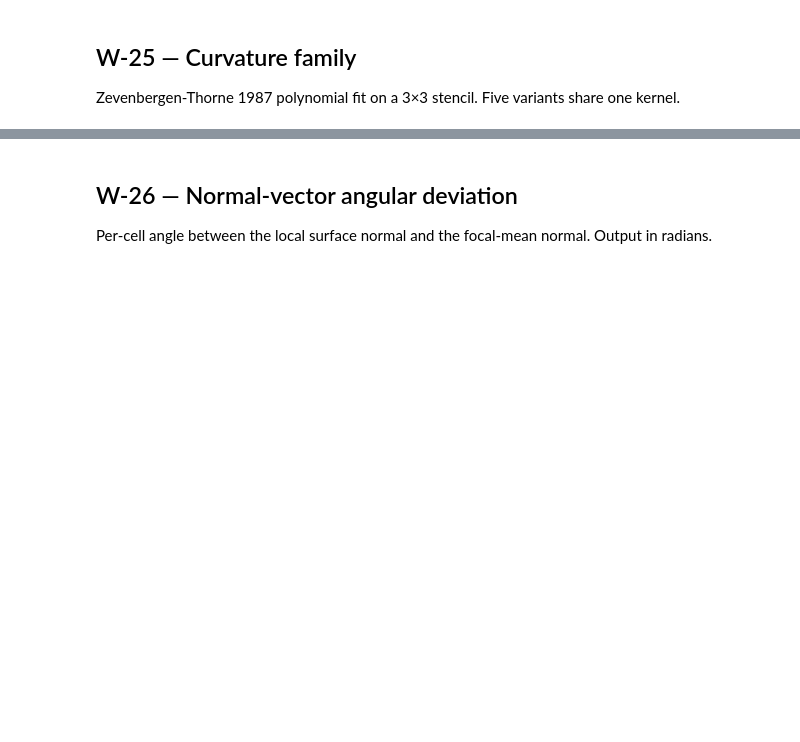
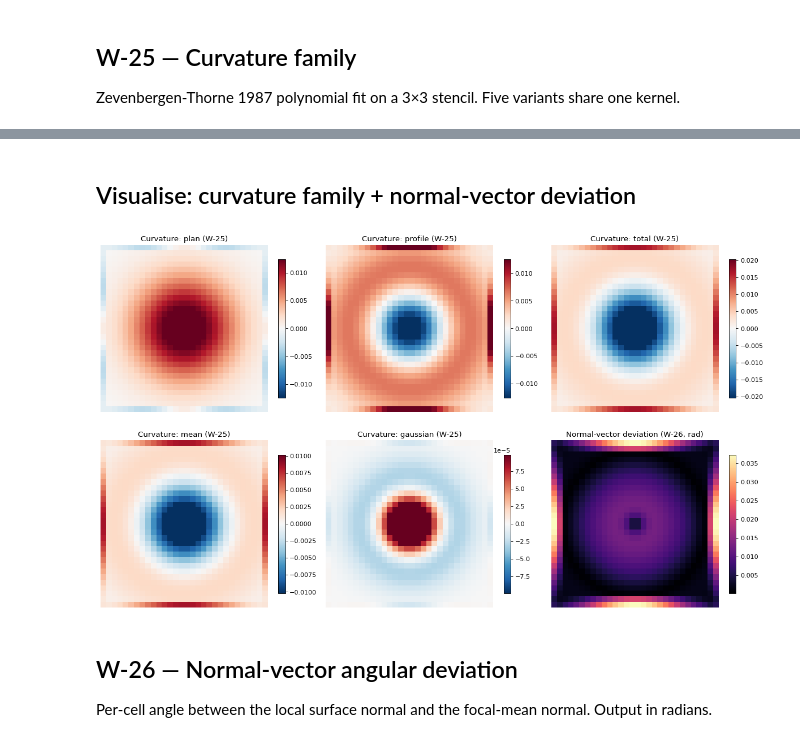
Before and after one commit to serapeum-org/digital-rivers, a Jupyter notebook: examples/notebooks/03_terrain_indices.ipynb, the cells around one changed output, grey strips where cells are left out. Cells and saved outputs as stored; diff of their text form; code cells hidden in the pictures; blank space fills up the shorter version.

```diff
--- a/examples/notebooks/03_terrain_indices.ipynb
+++ b/examples/notebooks/03_terrain_indices.ipynb
@@ -90,3 +169,28 @@ print("\nIdentity mean == total / 2 holds (interior).")
+# %% [markdown]
+## Visualise: curvature family + normal-vector deviation
+# %%
+import matplotlib.pyplot as plt
+
+def _mask(a):
+    return np.where((a == -9999.0) | (~np.isfinite(a)), np.nan, a)
+
+fig, axes = plt.subplots(2, 3, figsize=(15, 9))
+for ax, kind in zip(axes.flat[:5], ("plan", "profile", "total", "mean", "gaussian")):
+    arr = _mask(dem.curvature(kind=kind).read_array())
+    vlim = np.nanpercentile(np.abs(arr), 95)
+    im = ax.imshow(arr, cmap="RdBu_r", vmin=-vlim, vmax=vlim, origin="upper")
+    ax.set_title(f"Curvature: {kind} (W-25)"); ax.axis("off")
+    fig.colorbar(im, ax=ax, shrink=0.7)
+
+# 6th panel: normal-vector angular deviation
+nvd_arr = dem.normal_vector_deviation(window=3).read_array()
+im = axes.flat[5].imshow(_mask(nvd_arr), cmap="magma", origin="upper")
+axes.flat[5].set_title("Normal-vector deviation (W-26, rad)"); axes.flat[5].axis("off")
+fig.colorbar(im, ax=axes.flat[5], shrink=0.7)
+fig.tight_layout()
+plt.show()
+# %% [output]
+[figure, added]
 # %% [markdown]
 ## W-26 — Normal-vector angular deviation
 
```
Also changed, not shown: parts of 16 cells of this notebook, 7 other files.
